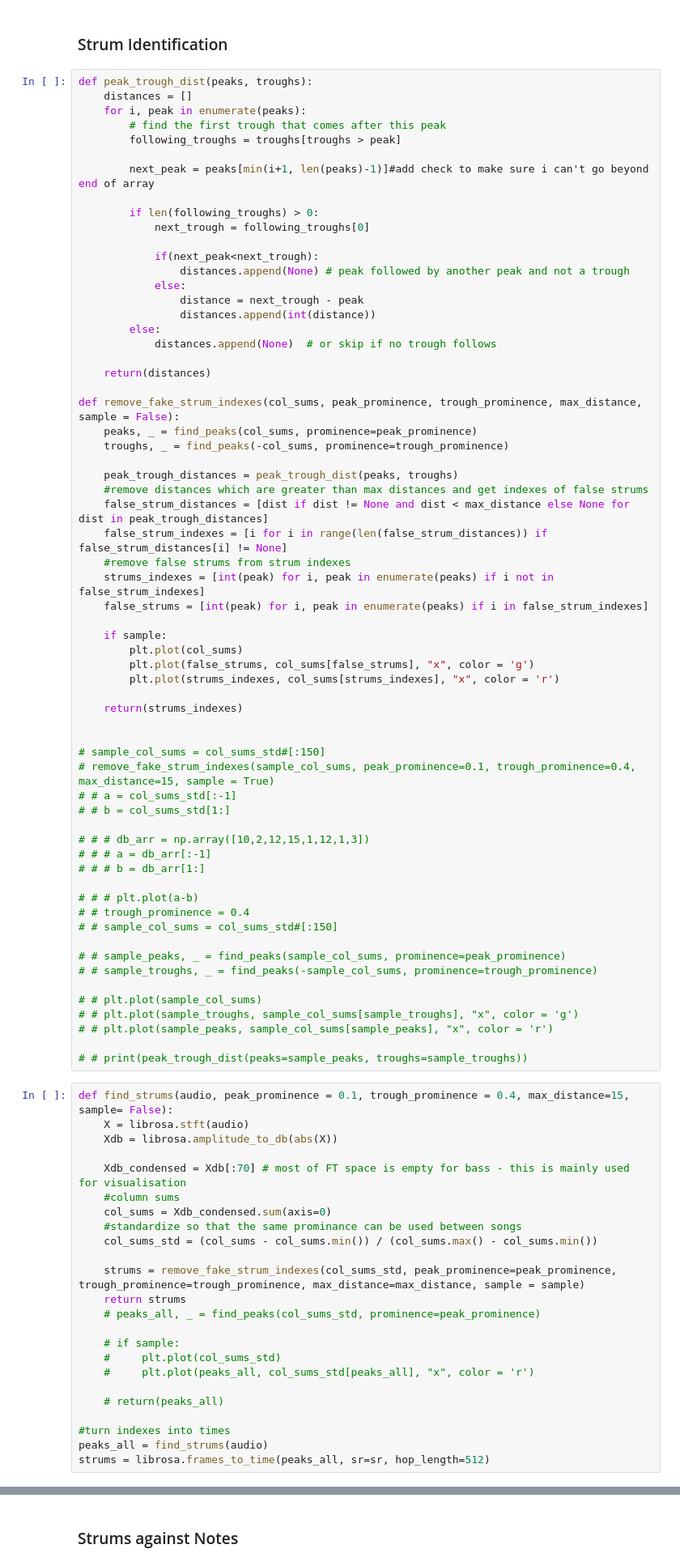
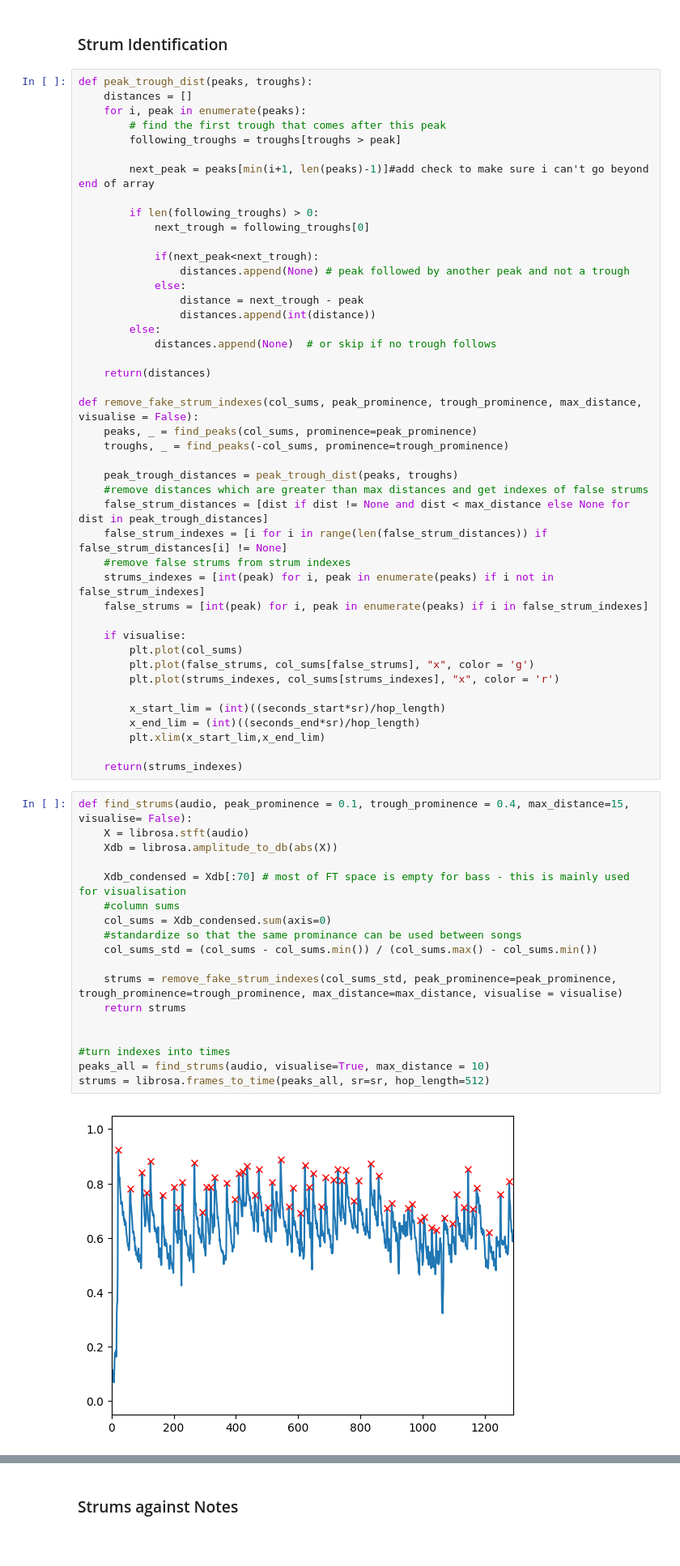
Before and after one commit to RosieBi/Bass_Learning, a Jupyter notebook: Music_Transcription/mp3_to_midi_bass_pipeline_strum_split.ipynb, the cells around one changed output, grey strips where cells are left out. Shown: that part at 81% size. Cells and saved outputs as stored; diff of their text form; blank space fills up the shorter version.

```diff
--- a/Music_Transcription/mp3_to_midi_bass_pipeline_strum_split.ipynb
+++ b/Music_Transcription/mp3_to_midi_bass_pipeline_strum_split.ipynb
@@ -122,7 +124,7 @@ def peak_trough_dist(peaks, troughs):
 
     return(distances)
 
-def remove_fake_strum_indexes(col_sums, peak_prominence, trough_prominence, max_distance, sample = False):
+def remove_fake_strum_indexes(col_sums, peak_prominence, trough_prominence, max_distance, visualise = False):
     peaks, _ = find_peaks(col_sums, prominence=peak_prominence)
     troughs, _ = find_peaks(-col_sums, prominence=trough_prominence)
 
@@ -134,56 +136,33 @@ def remove_fake_strum_indexes(col_sums, peak_prominence, trough_prominence, max_
     strums_indexes = [int(peak) for i, peak in enumerate(peaks) if i not in false_strum_indexes]
     false_strums = [int(peak) for i, peak in enumerate(peaks) if i in false_strum_indexes]
 
-    if sample:
+    if visualise:
         plt.plot(col_sums)
         plt.plot(false_strums, col_sums[false_strums], "x", color = 'g')
         plt.plot(strums_indexes, col_sums[strums_indexes], "x", color = 'r')
 
+        x_start_lim = (int)((seconds_start*sr)/hop_length)
+        x_end_lim = (int)((seconds_end*sr)/hop_length)
+        plt.xlim(x_start_lim,x_end_lim)
+
     return(strums_indexes)
-
-
-# sample_col_sums = col_sums_std#[:150]
-# remove_fake_strum_indexes(sample_col_sums, peak_prominence=0.1, trough_prominence=0.4, max_distance=15, sample = True)
-# # a = col_sums_std[:-1]
-# # b = col_sums_std[1:]
-
-# # # db_arr = np.array([10,2,12,15,1,12,1,3])
-# # # a = db_arr[:-1]
-# # # b = db_arr[1:]
-
-# # # plt.plot(a-b)
-# # trough_prominence = 0.4
-# # sample_col_sums = col_sums_std#[:150]
-
-# # sample_peaks, _ = find_peaks(sample_col_sums, prominence=peak_prominence)
-# # sample_troughs, _ = find_peaks(-sample_col_sums, prominence=trough_prominence)
-
-# # plt.plot(sample_col_sums)
-# # plt.plot(sample_troughs, sample_col_sums[sample_troughs], "x", color = 'g')
-# # plt.plot(sample_peaks, sample_col_sums[sample_peaks], "x", color = 'r')
-
-# # print(peak_trough_dist(peaks=sample_peaks, troughs=sample_troughs))
 # %%
-def find_strums(audio, peak_prominence = 0.1, trough_prominence = 0.4, max_distance=15, sample= False):
+def find_strums(audio, peak_prominence = 0.1, trough_prominence = 0.4, max_distance=15, visualise= False):
     X = librosa.stft(audio)
     Xdb = librosa.amplitude_to_db(abs(X))
 
     Xdb_condensed = Xdb[:70] # most of FT space is empty for bass - this is mainly used for visualisation
     #column sums
     col_sums = Xdb_condensed.sum(axis=0)
     #standardize so that the same prominance can be used between songs
     col_sums_std = (col_sums - col_sums.min()) / (col_sums.max() - col_sums.min())
 
-    strums = remove_fake_strum_indexes(col_sums_std, peak_prominence=peak_prominence, trough_prominence=trough_prominence, max_distance=max_distance, sample = sample)
+    strums = remove_fake_strum_indexes(col_sums_std, peak_prominence=peak_prominence, trough_prominence=trough_prominence, max_distance=max_distance, visualise = visualise)
     return strums
-    # peaks_all, _ = find_peaks(col_sums_std, prominence=peak_prominence)
 
-    # if sample:
-    #     plt.plot(col_sums_std)
-    #     plt.plot(peaks_all, col_sums_std[peaks_all], "x", color = 'r')
-
-    # return(peaks_all)
 
 #turn indexes into times
-peaks_all = find_strums(audio)
+peaks_all = find_strums(audio, visualise=True, max_distance = 10)
 strums = librosa.frames_to_time(peaks_all, sr=sr, hop_length=512)
+# %% [output]
+[figure, added]
```
Also changed, not shown: parts of 12 cells of this notebook, 2 other files.
